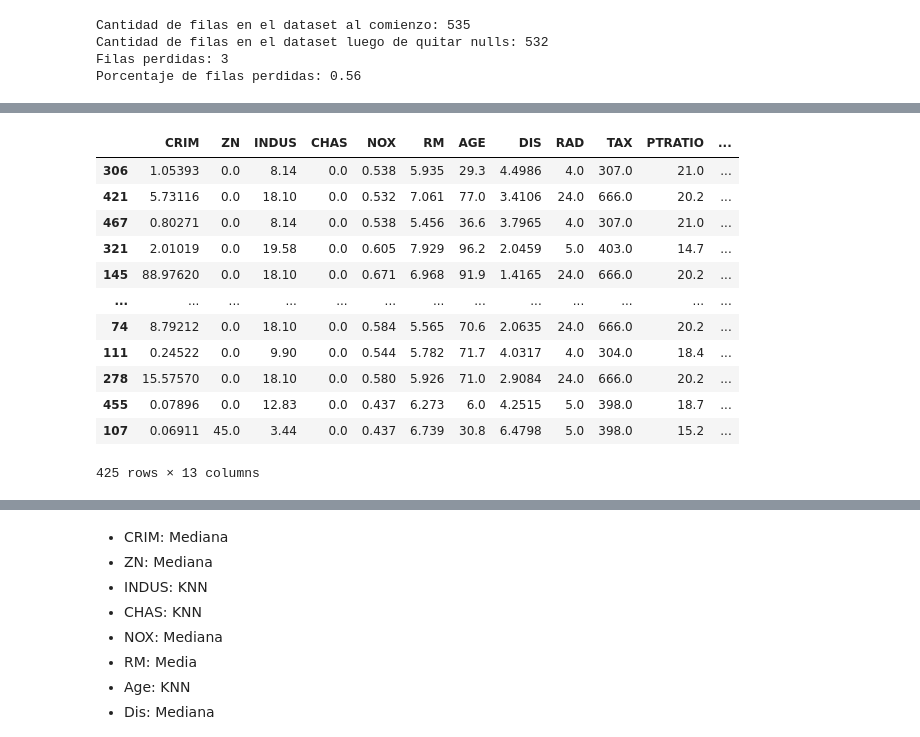
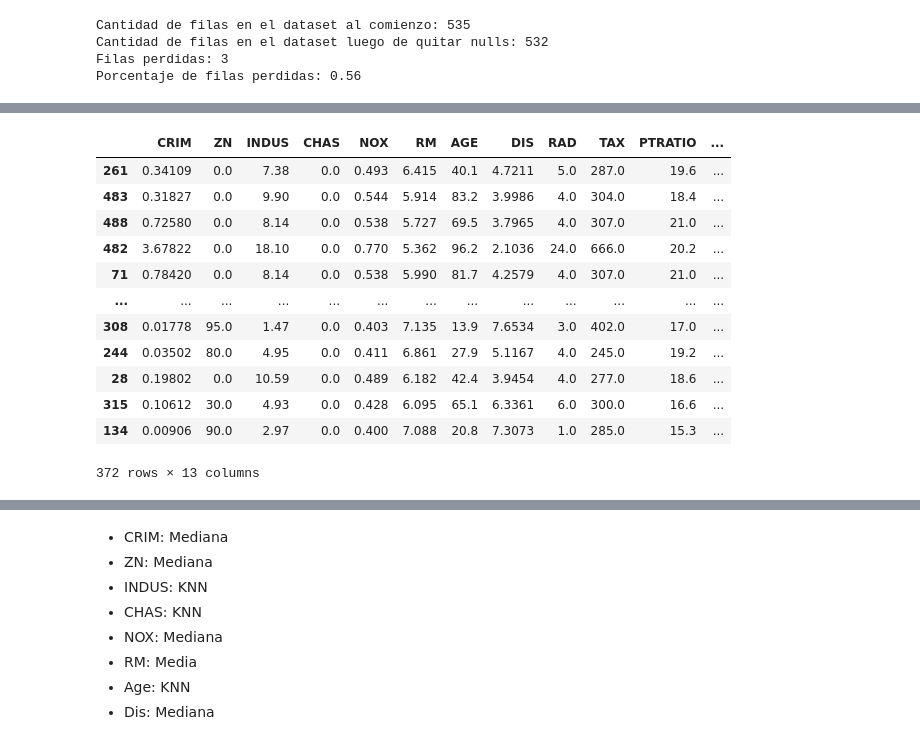
Before and after one commit to therokitoki/AA1-TUIA-Alsop-Hachen, a Jupyter notebook: tp.ipynb, the cells around one changed output, grey strips where cells are left out. Saved outputs shown, nothing was run; the diff lists cells and outputs as text; code cells hidden in the pictures.

```diff
--- a/tp.ipynb
+++ b/tp.ipynb
@@ -122,12 +125,32 @@ Cantidad de filas en el dataset al comienzo: 535
 Cantidad de filas en el dataset luego de quitar nulls: 532
 Filas perdidas: 3
 Porcentaje de filas perdidas: 0.56
+# %%
+df['CHAS'] = df['CHAS'].astype('category')
 # %%
-# Division train - test
+# Division train - test - validation
 x = df.drop(columns='MEDV')
 y = df['MEDV']
-X_train, X_test, y_train, y_test = train_test_split(x, y, test_size=0.2, random_state=42) #se utiliza 42 para garantizar que cada vez que se corra el código se obtengan los mismos resultados
-X_train.shape, X_test.shape, y_train.shape, y_test.shape
-print(X_train)
-print(y_train)
+
+ratio_train = 0.7
+ratio_val = 0.15
+ratio_test = 0.15
+
+# Test Split
+x_remaining, x_test, y_remaining, y_test = train_test_split(
+    x, y.values.reshape(-1,1), test_size=ratio_test)
+
+# Ajustamos
+ratio_remaining = 1 - ratio_test
+ratio_val_adjusted = ratio_val / ratio_remaining
+
+# Validation and Train Split
+x_train, x_val, y_train, y_val = train_test_split(
+    x_remaining, y_remaining, test_size=ratio_val_adjusted)
+
+
+#X_train, X_test, y_train, y_test = train_test_split(x, y, test_size=0.2, random_state=42) #se utiliza 42 para garantizar que cada vez que se corra el código se obtengan los mismos resultados
+x_train.shape, x_val.shape, x_test.shape, y_train.shape, y_val.shape, y_test.shape
+#print(X_train)
+#print(y_train)
 # %% [output]
@@ -151,23 +158,23 @@ Name: MEDV, Length: 425, dtype: float64
 # %%
-X_train=pd.DataFrame(X_train,columns=df.drop(columns='MEDV').columns)
+x_train=pd.DataFrame(x_train,columns=df.drop(columns='MEDV').columns)
 #X_test=pd.DataFrame(X_test,columns=df.drop(columns='MEDV').columns)
 y_train = pd.DataFrame(y_train,columns=['MEDV'])
-data_train=pd.concat([X_train,y_train],axis=1)
-X_train
+#data_train=pd.concat([x_train,y_train],axis=1)
+x_train
 # %% [output]
 |  | CRIM | ZN | INDUS | CHAS | NOX | RM | AGE | DIS | RAD | TAX | PTRATIO | ... |
-| 306 | 1.05393 | 0.0 | 8.14 | 0.0 | 0.538 | 5.935 | 29.3 | 4.4986 | 4.0 | 307.0 | 21.0 | ... |
-| 421 | 5.73116 | 0.0 | 18.10 | 0.0 | 0.532 | 7.061 | 77.0 | 3.4106 | 24.0 | 666.0 | 20.2 | ... |
-| 467 | 0.80271 | 0.0 | 8.14 | 0.0 | 0.538 | 5.456 | 36.6 | 3.7965 | 4.0 | 307.0 | 21.0 | ... |
-| 321 | 2.01019 | 0.0 | 19.58 | 0.0 | 0.605 | 7.929 | 96.2 | 2.0459 | 5.0 | 403.0 | 14.7 | ... |
-| 145 | 88.97620 | 0.0 | 18.10 | 0.0 | 0.671 | 6.968 | 91.9 | 1.4165 | 24.0 | 666.0 | 20.2 | ... |
+| 261 | 0.34109 | 0.0 | 7.38 | 0.0 | 0.493 | 6.415 | 40.1 | 4.7211 | 5.0 | 287.0 | 19.6 | ... |
+| 483 | 0.31827 | 0.0 | 9.90 | 0.0 | 0.544 | 5.914 | 83.2 | 3.9986 | 4.0 | 304.0 | 18.4 | ... |
+| 488 | 0.72580 | 0.0 | 8.14 | 0.0 | 0.538 | 5.727 | 69.5 | 3.7965 | 4.0 | 307.0 | 21.0 | ... |
+| 482 | 3.67822 | 0.0 | 18.10 | 0.0 | 0.770 | 5.362 | 96.2 | 2.1036 | 24.0 | 666.0 | 20.2 | ... |
+| 71 | 0.78420 | 0.0 | 8.14 | 0.0 | 0.538 | 5.990 | 81.7 | 4.2579 | 4.0 | 307.0 | 21.0 | ... |
 | ... | ... | ... | ... | ... | ... | ... | ... | ... | ... | ... | ... | ... |
-| 74 | 8.79212 | 0.0 | 18.10 | 0.0 | 0.584 | 5.565 | 70.6 | 2.0635 | 24.0 | 666.0 | 20.2 | ... |
-| 111 | 0.24522 | 0.0 | 9.90 | 0.0 | 0.544 | 5.782 | 71.7 | 4.0317 | 4.0 | 304.0 | 18.4 | ... |
-| 278 | 15.57570 | 0.0 | 18.10 | 0.0 | 0.580 | 5.926 | 71.0 | 2.9084 | 24.0 | 666.0 | 20.2 | ... |
-| 455 | 0.07896 | 0.0 | 12.83 | 0.0 | 0.437 | 6.273 | 6.0 | 4.2515 | 5.0 | 398.0 | 18.7 | ... |
-| 107 | 0.06911 | 45.0 | 3.44 | 0.0 | 0.437 | 6.739 | 30.8 | 6.4798 | 5.0 | 398.0 | 15.2 | ... |
+| 308 | 0.01778 | 95.0 | 1.47 | 0.0 | 0.403 | 7.135 | 13.9 | 7.6534 | 3.0 | 402.0 | 17.0 | ... |
+| 244 | 0.03502 | 80.0 | 4.95 | 0.0 | 0.411 | 6.861 | 27.9 | 5.1167 | 4.0 | 245.0 | 19.2 | ... |
+| 28 | 0.19802 | 0.0 | 10.59 | 0.0 | 0.489 | 6.182 | 42.4 | 3.9454 | 4.0 | 277.0 | 18.6 | ... |
+| 315 | 0.10612 | 30.0 | 4.93 | 0.0 | 0.428 | 6.095 | 65.1 | 6.3361 | 6.0 | 300.0 | 16.6 | ... |
+| 134 | 0.00906 | 90.0 | 2.97 | 0.0 | 0.400 | 7.088 | 20.8 | 7.3073 | 1.0 | 285.0 | 15.3 | ... |
-425 rows × 13 columns
+372 rows × 13 columns
 # %%
 df.describe()
 # %% [output]
```
Also changed, not shown: parts of 25 cells of this notebook.
